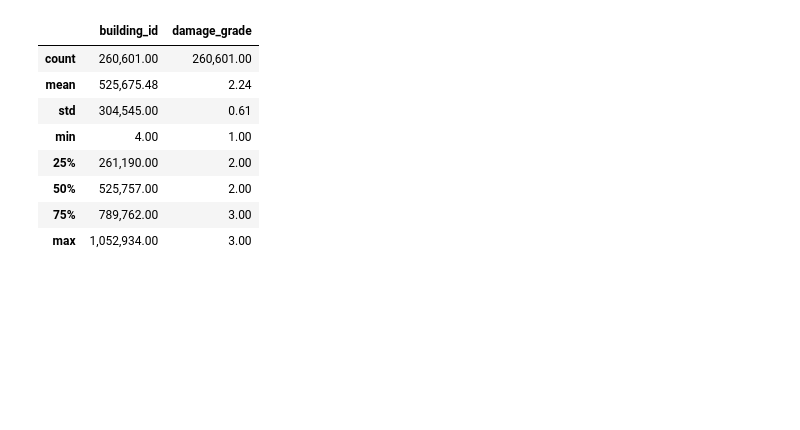
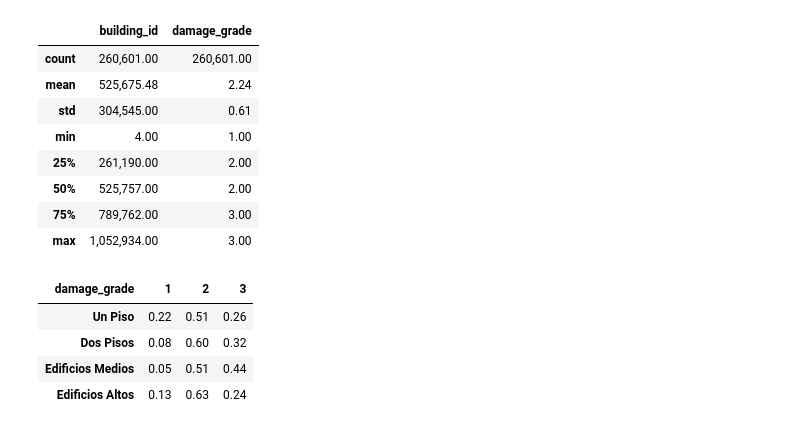
Before and after one commit to FranciscoGauna/TP-Datos-2021, a Jupyter notebook: ExploracionPorCantidadDePisos.ipynb, the cells around one changed output. Saved outputs shown, nothing was run; the diff lists cells and outputs as text; code cells hidden in the pictures; blank space fills up the shorter version.

```diff
--- a/ExploracionPorCantidadDePisos.ipynb
+++ b/ExploracionPorCantidadDePisos.ipynb
@@ -77,0 +84,21 @@ edificiosAltosIdDf = pd.DataFrame(edificiosAltosDf.building_id).rename(columns =
+# %%
+unPisoDfDanio = pd.DataFrame(unPisoDf.building_id).merge(df_train_labels_original, how="inner").groupby(by="damage_grade").agg("count").rename(columns = {"building_id" : "Un Piso"})
+unPisoDfDanioPorcentaje = unPisoDfDanio.div(unPisoDfDanio.sum(), 1).transpose()
+# %%
+dosPisosDfDanio = pd.DataFrame(dosPisosDf.building_id).merge(df_train_labels_original, how="inner").groupby(by="damage_grade").agg("count").rename(columns = {"building_id" : "Dos Pisos"})
+dosPisosDfDanioPorcentaje = dosPisosDfDanio.div(dosPisosDfDanio.sum(), 1).transpose()
+# %%
+tresPisosDfDanio = pd.DataFrame(tresPisosDf.building_id).merge(df_train_labels_original, how="inner").groupby(by="damage_grade").agg("count").rename(columns = {"building_id" : "Edificios Medios"})
+tresPisosDfDanioPorcentaje = tresPisosDfDanio.div(tresPisosDfDanio.sum(), 1).transpose()
+# %%
+edificiosAltosDfDanio = pd.DataFrame(edificiosAltosDf.building_id).merge(df_train_labels_original, how="inner").groupby(by="damage_grade").agg("count").rename(columns = {"building_id" : "Edificios Altos"})
+edificiosAltosDfDanioPorcentaje = edificiosAltosDfDanio.div(edificiosAltosDfDanio.sum(), 1).transpose()
+# %%
+edificiosDanioPorcentajes = pd.concat([unPisoDfDanioPorcentaje, dosPisosDfDanioPorcentaje, tresPisosDfDanioPorcentaje, edificiosAltosDfDanioPorcentaje], axis=0)
+edificiosDanioPorcentajes
+# %% [output]
+| damage_grade | 1 | 2 | 3 |
+| Un Piso | 0.22 | 0.51 | 0.26 |
+| Dos Pisos | 0.08 | 0.60 | 0.32 |
+| Edificios Medios | 0.05 | 0.51 | 0.44 |
+| Edificios Altos | 0.13 | 0.63 | 0.24 |
```
Also changed, not shown: parts of 36 cells of this notebook.
